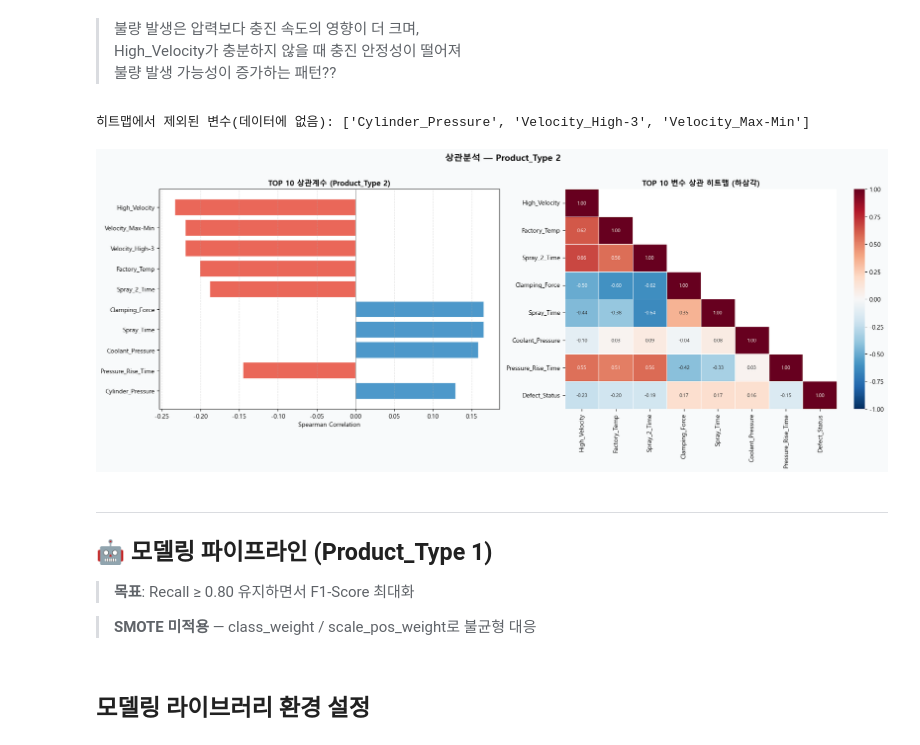
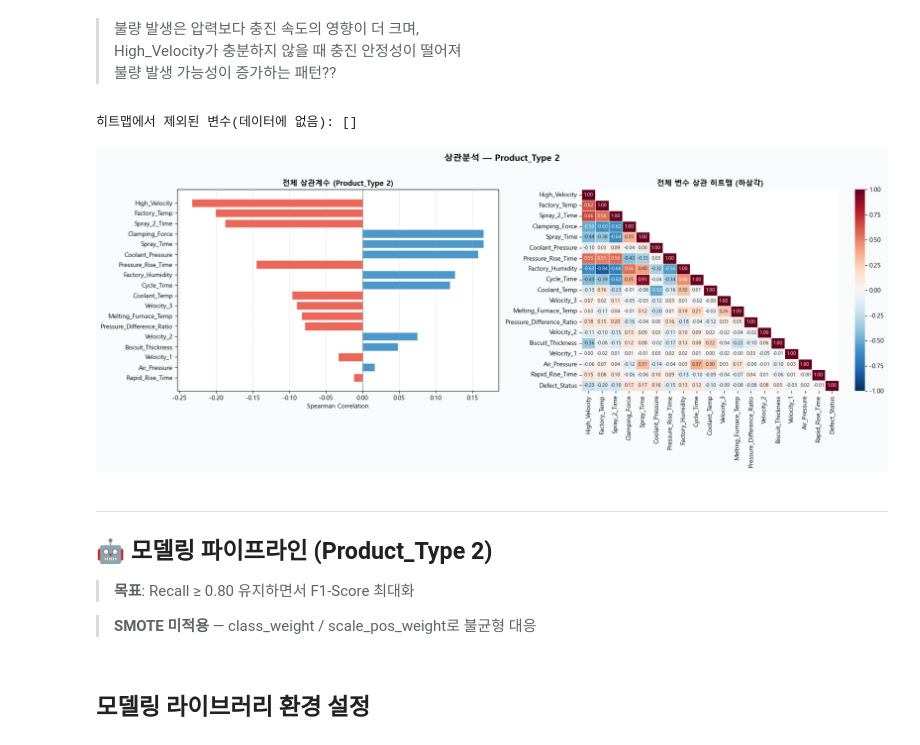
Before and after one commit to heeso0908/hotsix, a Jupyter notebook: notebooks/김희선/260304_Product_Type_2_eda.ipynb, the cells around one changed output. Cells and saved outputs as stored; diff of their text form; code cells hidden in the pictures.

```diff
--- a/notebooks/김희선/260304_Product_Type_2_eda.ipynb
+++ b/notebooks/김희선/260304_Product_Type_2_eda.ipynb
@@ -714,7 +759,7 @@ FEATURES = [f for f in (
     process_num_cols
     + ['Melting_Furnace_Temp','Air_Pressure','Coolant_Temp','Coolant_Pressure',
        'Factory_Temp','Factory_Humidity']
-    + ['Velocity_Avg','Pressure_Difference', 'Pressure_Difference_Ratio','Coolant_Temp_Range']
+    + ['Pressure_Difference', 'Pressure_Difference_Ratio']
 ) if f not in zero_var_cols]
 
 print(f"\n✅ 정제된 피처 수: {len(FEATURES)}개")
@@ -943,0 +991,18 @@ print(f"\n최종 FEATURES: {FEATURES}")
+# %%
+# 위에서 구한 FEATURES 사용
+
+# Spearman 상관계수 재계산
+corr_series2 = df_drop[FEATURES + ['Defect_Status']].corr(method='spearman')['Defect_Status'].drop('Defect_Status')
+
+corr_df2 = pd.DataFrame({
+    'variable':    corr_series2.index,
+    'correlation': corr_series2.values,
+    'abs_corr':    corr_series2.abs().values
+}).sort_values('abs_corr', ascending=False).reset_index(drop=True)
+
+corr_df2.insert(0, 'rank', range(1, len(corr_df2)+1))
+
+print("📊 Defect_Status와의 Spearman 상관계수 전체 순위 (Product_Type 2, 다중공선성 고려):")
+if zero_var_cols:
+    print(f"   (분산=0으로 제외된 변수: {zero_var_cols})")
+display(corr_df2)
@@ -944,8 +1029,8 @@ print(f"\n최종 FEATURES: {FEATURES}")
 # %%
-top10 = corr_df.head(10).copy()
-print("🏆 TOP 10 변수 (|상관계수| 기준)")
+corr_val2 = corr_df2.copy()
+print("변수별 |상관계수| 기준")
 print("-" * 50)
-for _, row in top10.iterrows():
+for _, row in corr_val2.iterrows():
     direction = "▼ 불량 감소" if row['correlation'] < 0 else "▲ 불량 증가"
     print(f"  #{int(row['rank']):2d}  {row['variable']:<25}  {row['correlation']:+.4f}  {direction}")
 # %% [output]
@@ -968,44 +1061,44 @@ for _, row in top10.iterrows():
 # %%
 # 상관계수 시각화
 fig, axes = plt.subplots(1, 2, figsize=(18, 7), facecolor='#F8FAFB')
 
 # 바 차트
-colors = ['#E74C3C' if v < 0 else '#2E86C1' for v in top10['correlation']]
-axes[0].barh(top10['variable'][::-1], top10['correlation'][::-1],
+colors = ['#E74C3C' if v < 0 else '#2E86C1' for v in corr_val2['correlation']]
+axes[0].barh(corr_val2['variable'][::-1], corr_val2['correlation'][::-1],
              color=colors[::-1], alpha=0.85, edgecolor='white')
 axes[0].axvline(0, color='gray', lw=0.8)
-axes[0].set_title('TOP 10 상관계수 (Product_Type 2)', fontsize=12, fontweight='bold')
+axes[0].set_title('전체 상관계수 (Product_Type 2)', fontsize=12, fontweight='bold')
 axes[0].set_xlabel('Spearman Correlation')
 axes[0].grid(axis='x', linestyle='--', alpha=0.4)
 
 
 # 히트맵에 쓸 변수(존재하는 것만)
-top10_vars = top10['variable'].tolist()
-top10_vars_exist = [c for c in top10_vars if c in df_drop.columns]
+total_vars = corr_val2['variable'].tolist()
+total_vars_exist = [c for c in total_vars if c in df_drop.columns]
 
 # 어떤 변수가 빠졌는지 로그로 확인
-missing = sorted(set(top10_vars) - set(top10_vars_exist))
+missing = sorted(set(total_vars) - set(total_vars_exist))
 print("히트맵에서 제외된 변수(데이터에 없음):", missing)
 
 # Spearman으로 통일 (Defect_Status 포함)
-corr_matrix = df_drop[top10_vars_exist + ['Defect_Status']].corr(method='spearman')
+corr_matrix = df_drop[total_vars_exist + ['Defect_Status']].corr(method='spearman')
 
 # 히트맵
 mask = np.triu(np.ones_like(corr_matrix, dtype=bool), k=1)
 sns.heatmap(corr_matrix, mask=mask, ax=axes[1], annot=True, fmt='.2f',
             cmap='RdBu_r', center=0, vmin=-1, vmax=1,
             annot_kws={'size': 8}, linewidths=0.5)
-axes[1].set_title('TOP 10 변수 상관 히트맵 (하삼각)', fontsize=12, fontweight='bold')
+axes[1].set_title('전체 변수 상관 히트맵 (하삼각)', fontsize=12, fontweight='bold')
 
 plt.suptitle('상관분석 — Product_Type 2', fontsize=14, fontweight='bold', y=1.01)
 plt.tight_layout()
 plt.show()
 # %% [output]
-히트맵에서 제외된 변수(데이터에 없음): ['Cylinder_Pressure', 'Velocity_High-3', 'Velocity_Max-Min']
+히트맵에서 제외된 변수(데이터에 없음): []
-[figure, old version]
+[figure, new version]
 # %% [markdown]
 ---
-## 🤖 모델링 파이프라인 (Product_Type 1)
+## 🤖 모델링 파이프라인 (Product_Type 2)
 > **목표**: Recall ≥ 0.80 유지하면서 F1-Score 최대화
 
 > **SMOTE 미적용** — class_weight / scale_pos_weight로 불균형 대응
```
Also changed, not shown: parts of 39 cells of this notebook, 25 other files.
